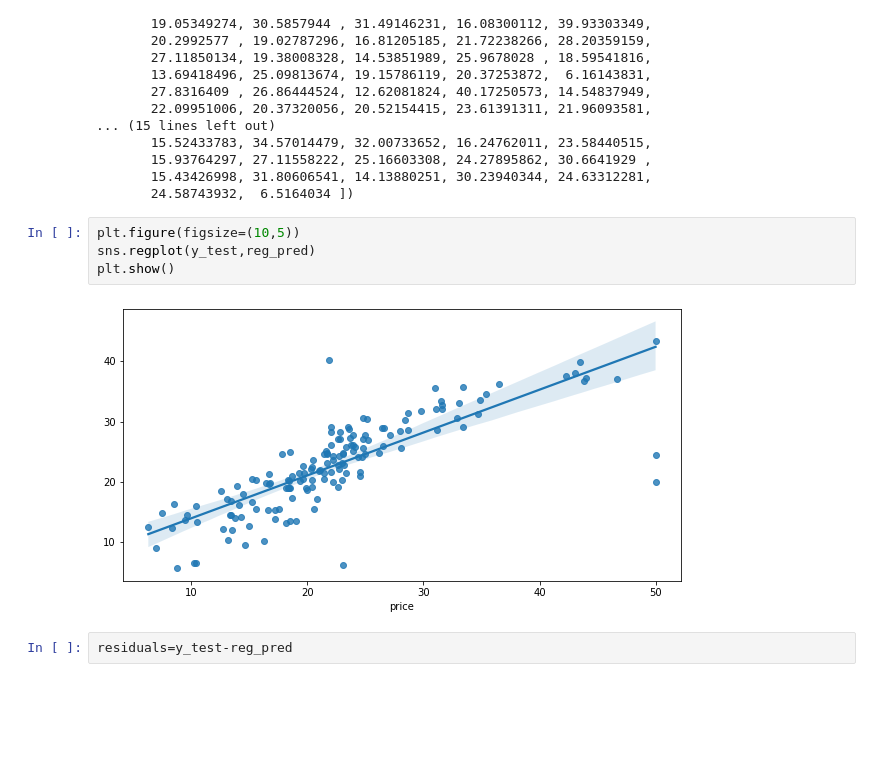
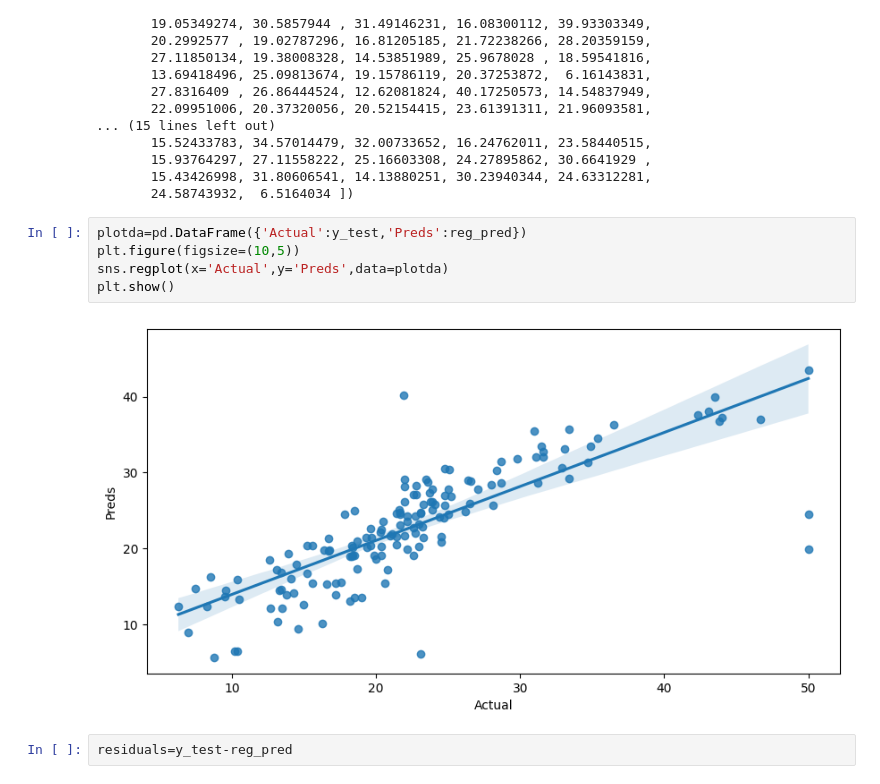
Before and after one commit to salmanDS/bostonhousepricing, a Jupyter notebook: ETE_boston.ipynb, the cells around one changed output. Saved outputs shown, nothing was run; the diff lists cells and outputs as text; blank space fills up the shorter version.

```diff
--- a/ETE_boston.ipynb
+++ b/ETE_boston.ipynb
@@ -287,11 +338,12 @@ array([23.13141648, 19.04236056, 19.90667539, 19.13363062,  5.63987158,
        15.43426998, 31.80606541, 14.13880251, 30.23940344, 24.63312281,
        24.58743932,  6.5164034 ])
 # %%
+plotda=pd.DataFrame({'Actual':y_test,'Preds':reg_pred})
 plt.figure(figsize=(10,5))
-sns.regplot(y_test,reg_pred)
+sns.regplot(x='Actual',y='Preds',data=plotda)
 plt.show()
 # %% [output]
-[figure, old version]
+[figure, new version]
 # %%
 residuals=y_test-reg_pred
 # %%
```
Also changed, not shown: parts of 23 cells of this notebook, 8 other files.
